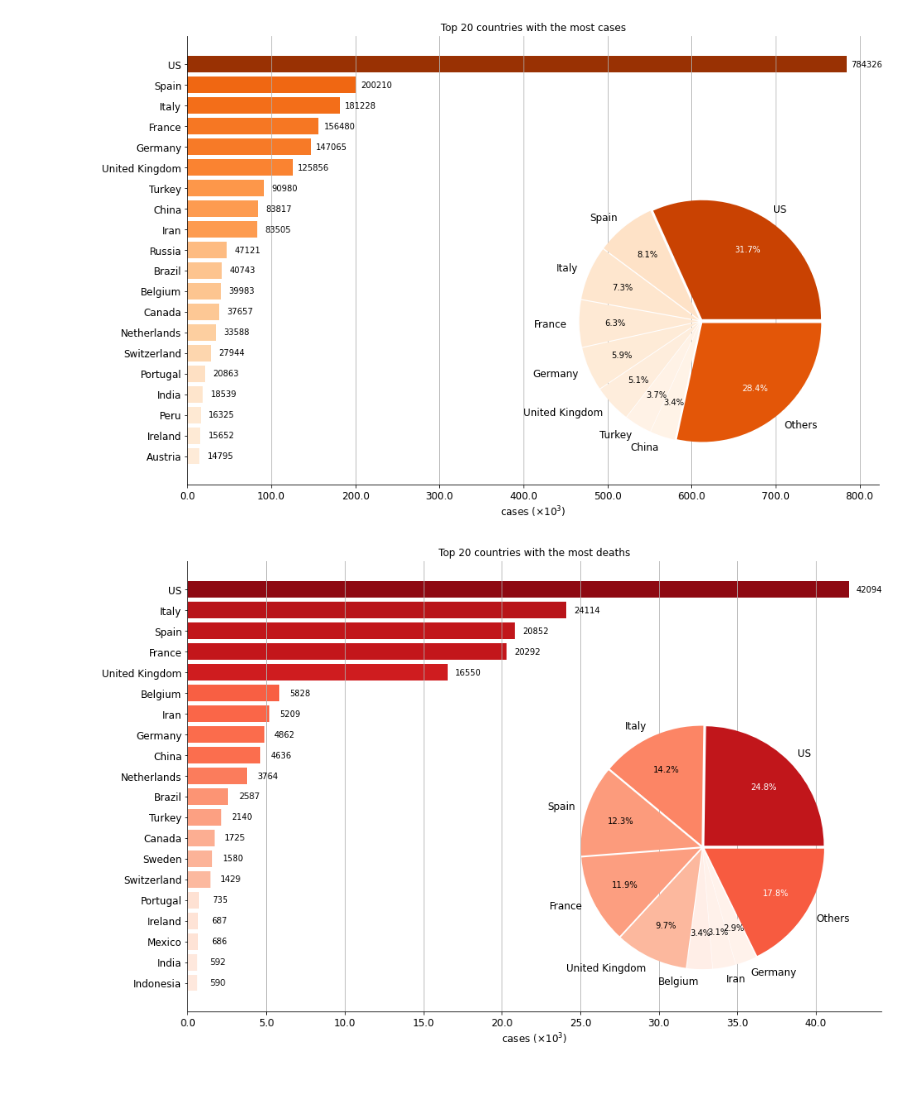
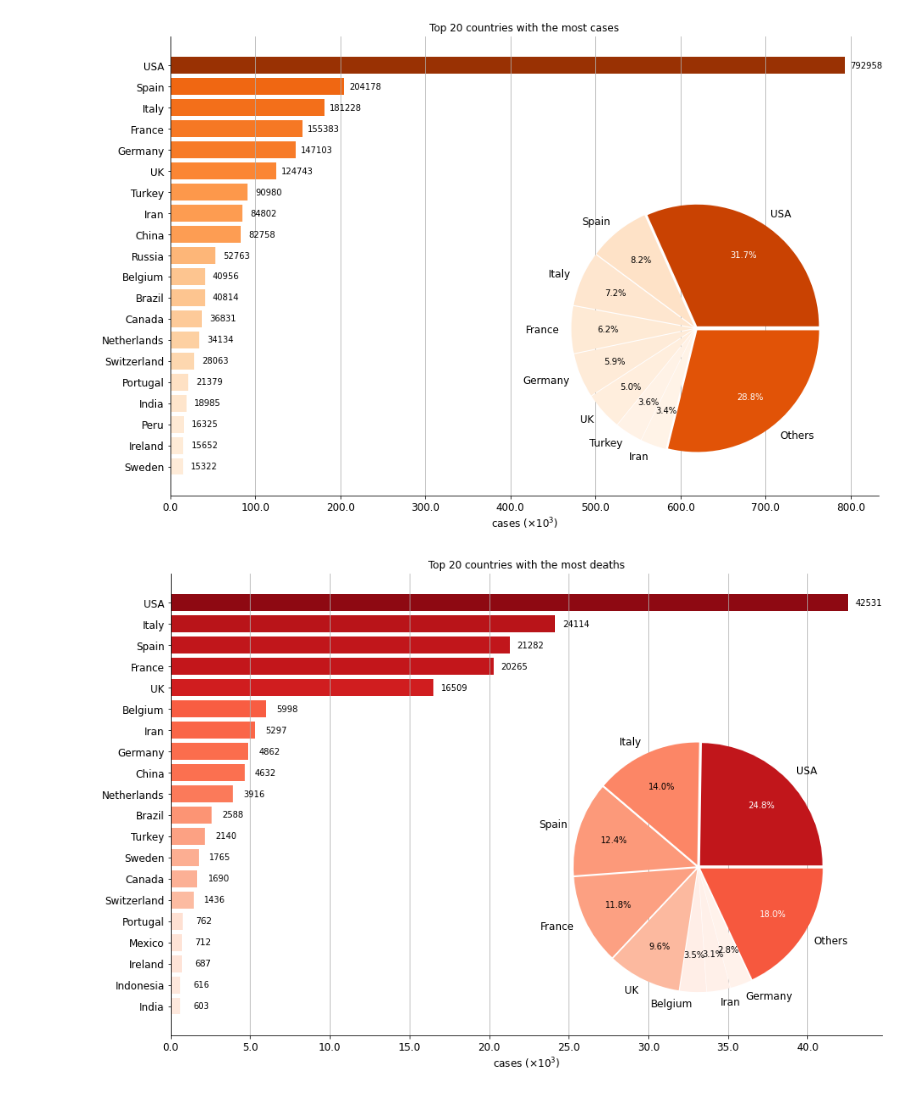
Before and after one commit to zhaoyi3264/covid-19-trend, a Jupyter notebook: global_trend.ipynb, the cells around one changed output. Saved outputs shown, nothing was run; the diff lists cells and outputs as text; code cells hidden in the pictures.

```diff
--- a/global_trend.ipynb
+++ b/global_trend.ipynb
@@ -58,21 +58,22 @@ def top_countries(data, category, cmap, n=20):
     top_countries_proportion(data, category, cmap, ax=ax)
     plt.savefig(f'global/{category}.png', bbox_inches='tight')
 # %%
-today = datasets.pomber().groupby('Country').last()
+# today = datasets.pomber().groupby('Country').last()
+today = datasets.virus_tracker_web()
 
 # sort data by different criteria
 today_cases = today.sort_values('Cases', ascending=False)
 today_deaths = today.sort_values('Deaths', ascending=False)
 today_recovered = today.sort_values('Recovered', ascending=False)
 
 # arugments for ploting
 cases = [today_cases['Cases'], 'cases', 'Oranges']
 deaths = [today_deaths['Deaths'], 'deaths', 'Reds']
 recoverd = [today_recovered['Recovered'], 'recovered', 'Greens']
 
 top_countries(*cases)
 top_countries(*deaths)
 top_countries(*recoverd)
 # %% [output]
-[figure, old version]
+[figure, new version]
-[figure, old version]
+[figure, new version]
```
Also changed, not shown: parts of 5 cells of this notebook, 10 other files.
